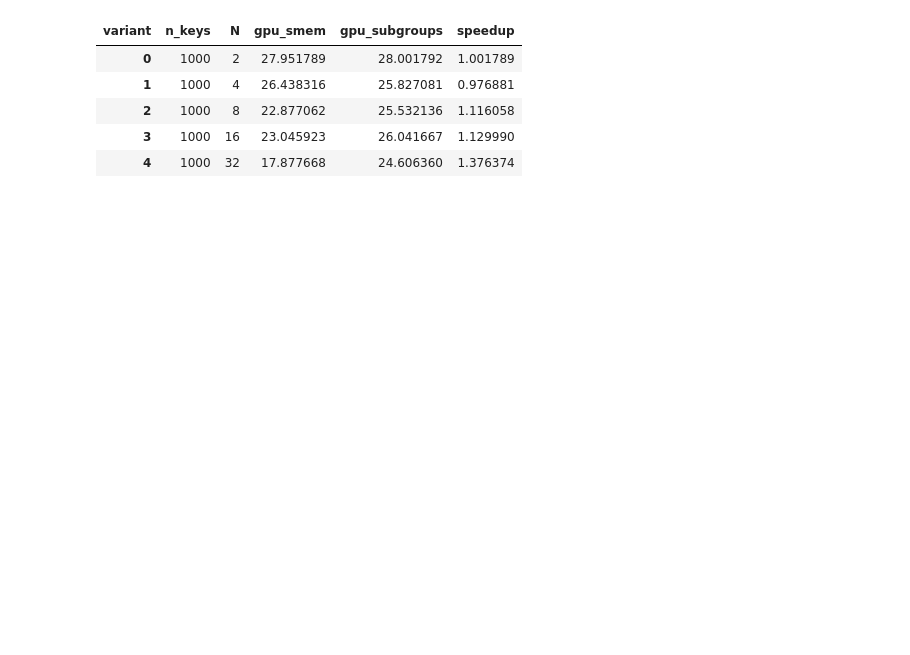
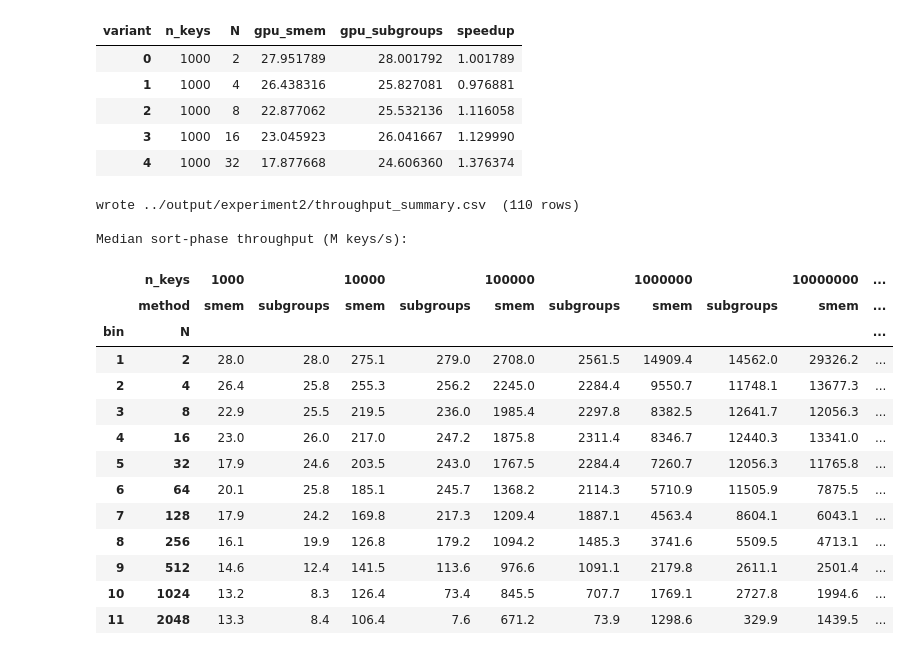
Before and after one commit to hollinwilkins/wb_segsort, a Jupyter notebook: notebooks/experiment2.ipynb, the cells around one changed output. Drawn from its saved outputs; the diff is of its cells as text; code cells hidden in the pictures; blank space fills up the shorter version.

```diff
--- a/notebooks/experiment2.ipynb
+++ b/notebooks/experiment2.ipynb
@@ -392,3 +392,59 @@ fig.suptitle("Sort-phase throughput vs segment size, by key count "
              "(subgroups = blue, shared memory = orange)", y=1.02)
 fig.tight_layout()
 plt.show()
+# %%
+# ===========================================================================
+# TABLE: median sort-phase throughput (M keys/s) for every bin x memory x key
+# count. Rows are the segment-size bin (N = 2**bin); columns pair each key count
+# with the two sort backends (subgroups = register, smem = workgroup). Draws
+# from sort_summary (per-cell medians) computed in the prep cell above.
+#
+# Also written tidy to output/experiment2/throughput_summary.csv for reuse
+# (e.g. a normalized comparison against bb_segsort).
+# ===========================================================================
+tbl = sort_summary.copy()
+tbl["bin"] = np.log2(tbl["N"]).round().astype(int)          # k such that N = 2**k
+tbl["method"] = tbl["variant"].map({"gpu_subgroups": "subgroups", "gpu_smem": "smem"})
+
+# Tidy long form -> CSV (full precision, one row per bin/method/key count).
+tidy = (
+    tbl[["bin", "N", "method", "n_keys", "sort_throughput_mkeys_s"]]
+    .rename(columns={"sort_throughput_mkeys_s": "throughput_mkeys_s"})
+    .sort_values(["bin", "method", "n_keys"])
+    .reset_index(drop=True)
+)
+csv_path = Path("../output/experiment2/throughput_summary.csv")
+tidy.to_csv(csv_path, index=False)
+print(f"wrote {csv_path}  ({len(tidy)} rows)")
+
+# Wide, human-readable grid: bin/N x (key count, method).
+wide = (
+    tbl.pivot_table(
+        index=["bin", "N"],
+        columns=["n_keys", "method"],
+        values="sort_throughput_mkeys_s",
+    )
+    .round(1)
+    .sort_index()
+)
+wide.columns.names = ["n_keys", "method"]
+print("\nMedian sort-phase throughput (M keys/s):")
+wide
+# %% [output]
+wrote ../output/experiment2/throughput_summary.csv  (110 rows)
+
+Median sort-phase throughput (M keys/s):
+|  | n_keys | 1000 |  | 10000 |  | 100000 |  | 1000000 |  | 10000000 | ... |
+|  | method | smem | subgroups | smem | subgroups | smem | subgroups | smem | subgroups | smem | ... |
+| bin | N |  |  |  |  |  |  |  |  |  | ... |
+| 1 | 2 | 28.0 | 28.0 | 275.1 | 279.0 | 2708.0 | 2561.5 | 14909.4 | 14562.0 | 29326.2 | ... |
+| 2 | 4 | 26.4 | 25.8 | 255.3 | 256.2 | 2245.0 | 2284.4 | 9550.7 | 11748.1 | 13677.3 | ... |
+| 3 | 8 | 22.9 | 25.5 | 219.5 | 236.0 | 1985.4 | 2297.8 | 8382.5 | 12641.7 | 12056.3 | ... |
+| 4 | 16 | 23.0 | 26.0 | 217.0 | 247.2 | 1875.8 | 2311.4 | 8346.7 | 12440.3 | 13341.0 | ... |
+| 5 | 32 | 17.9 | 24.6 | 203.5 | 243.0 | 1767.5 | 2284.4 | 7260.7 | 12056.3 | 11765.8 | ... |
+| 6 | 64 | 20.1 | 25.8 | 185.1 | 245.7 | 1368.2 | 2114.3 | 5710.9 | 11505.9 | 7875.5 | ... |
+| 7 | 128 | 17.9 | 24.2 | 169.8 | 217.3 | 1209.4 | 1887.1 | 4563.4 | 8604.1 | 6043.1 | ... |
+| 8 | 256 | 16.1 | 19.9 | 126.8 | 179.2 | 1094.2 | 1485.3 | 3741.6 | 5509.5 | 4713.1 | ... |
+| 9 | 512 | 14.6 | 12.4 | 141.5 | 113.6 | 976.6 | 1091.1 | 2179.8 | 2611.1 | 2501.4 | ... |
+| 10 | 1024 | 13.2 | 8.3 | 126.4 | 73.4 | 845.5 | 707.7 | 1769.1 | 2727.8 | 1994.6 | ... |
+| 11 | 2048 | 13.3 | 8.4 | 106.4 | 7.6 | 671.2 | 73.9 | 1298.6 | 329.9 | 1439.5 | ... |
```
Also changed, not shown: parts of 1 cell of this notebook, 9 other files.
